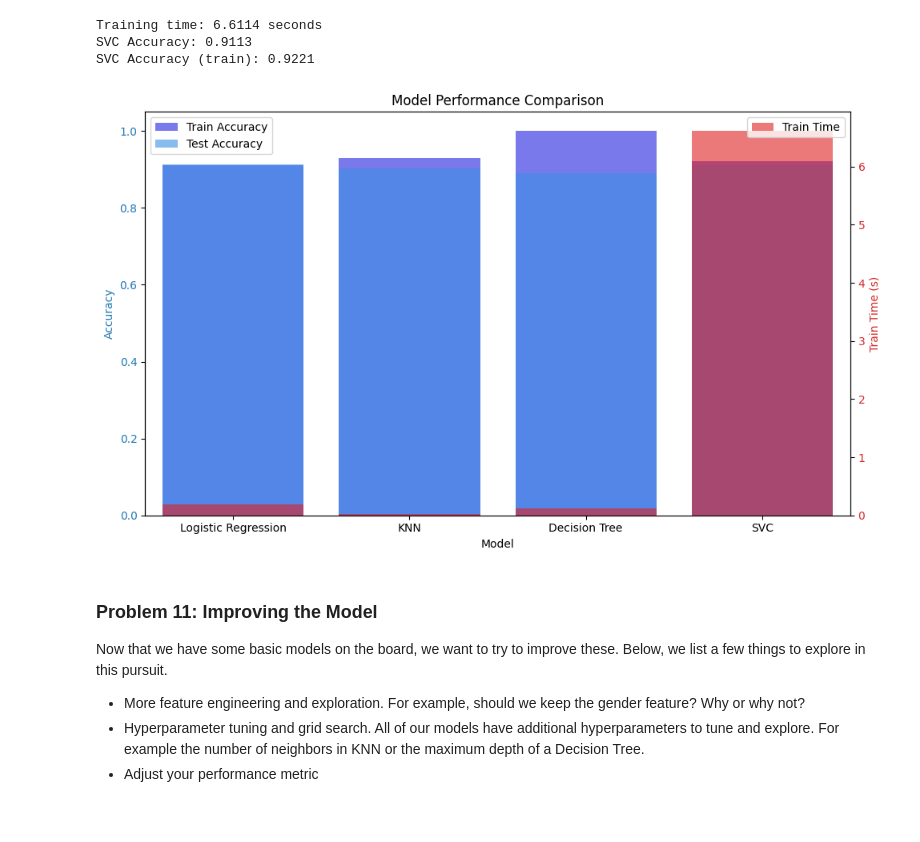
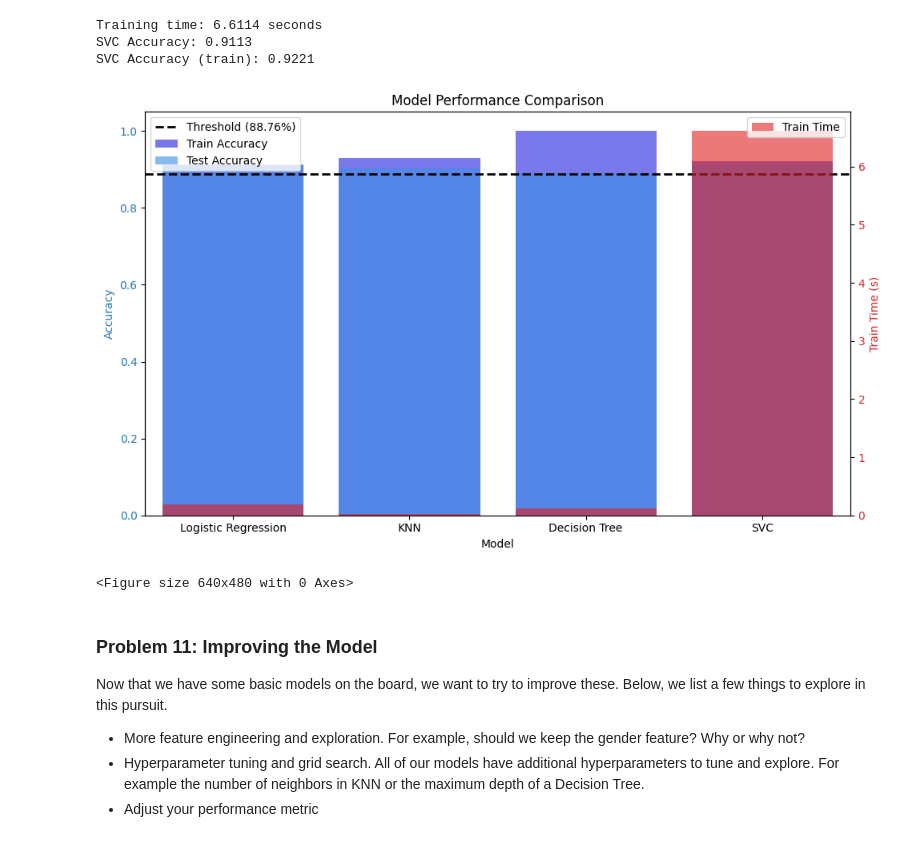
Before and after one commit to eflo11/Berkeley_17.1, a Jupyter notebook: prompt_III.ipynb, the cells around one changed output. Drawn from its saved outputs; the diff is of its cells as text; code cells hidden in the pictures.

```diff
--- a/prompt_III.ipynb
+++ b/prompt_III.ipynb
@@ -262,34 +262,39 @@ results = pd.DataFrame({
     "Train Time (s)": [lr_train_time, knn_train_time, dt_train_time, svc_train_time],
     "Train Accuracy": [lr_acc_train, knn_acc_train, dt_acc_train, svc_acc_train],
     "Test Accuracy": [lr_acc_test, knn_acc_test, dt_acc_test, svc_acc_test]
 })
 
 # Create figure and axis
 fig, ax1 = plt.subplots(figsize=(10, 6))
 
 # Plot Accuracy (Train & Test) on left y-axis
 ax1.set_title("Model Performance Comparison")
 ax1.set_xlabel("Model")
 ax1.set_ylabel("Accuracy", color="tab:blue")
 sns.barplot(data=results, x="Model", y="Train Accuracy", color="blue", alpha=0.6, label="Train Accuracy", ax=ax1)
 sns.barplot(data=results, x="Model", y="Test Accuracy", color="dodgerblue", alpha=0.6, label="Test Accuracy", ax=ax1)
 ax1.tick_params(axis="y", labelcolor="tab:blue")
 
+# Add threshold line for accuracy at 88.76%
+ax1.axhline(y=88.76 / 100, color="black", linestyle="--", linewidth=2, label="Threshold (88.76%)")
+
 # Create second y-axis for Train Time
 ax2 = ax1.twinx()
 ax2.set_ylabel("Train Time (s)", color="tab:red")
 sns.barplot(data=results, x="Model", y="Train Time (s)", color="red", alpha=0.6, label="Train Time", ax=ax2)
 ax2.tick_params(axis="y", labelcolor="tab:red")
 
 # Legends
 ax1.legend(loc="upper left")
 ax2.legend(loc="upper right")
 
 plt.xticks(rotation=45)
 plt.tight_layout()
 plt.show()
+plt.savefig('./images/initial_model_performance_comparison.png')
 # %% [output]
-[figure, old version]
+[figure, new version]
+<Figure size 640x480 with 0 Axes>
 # %% [markdown]
 ### Problem 11: Improving the Model
 
```
Also changed, not shown: parts of 1 cell of this notebook, 2 other files.
